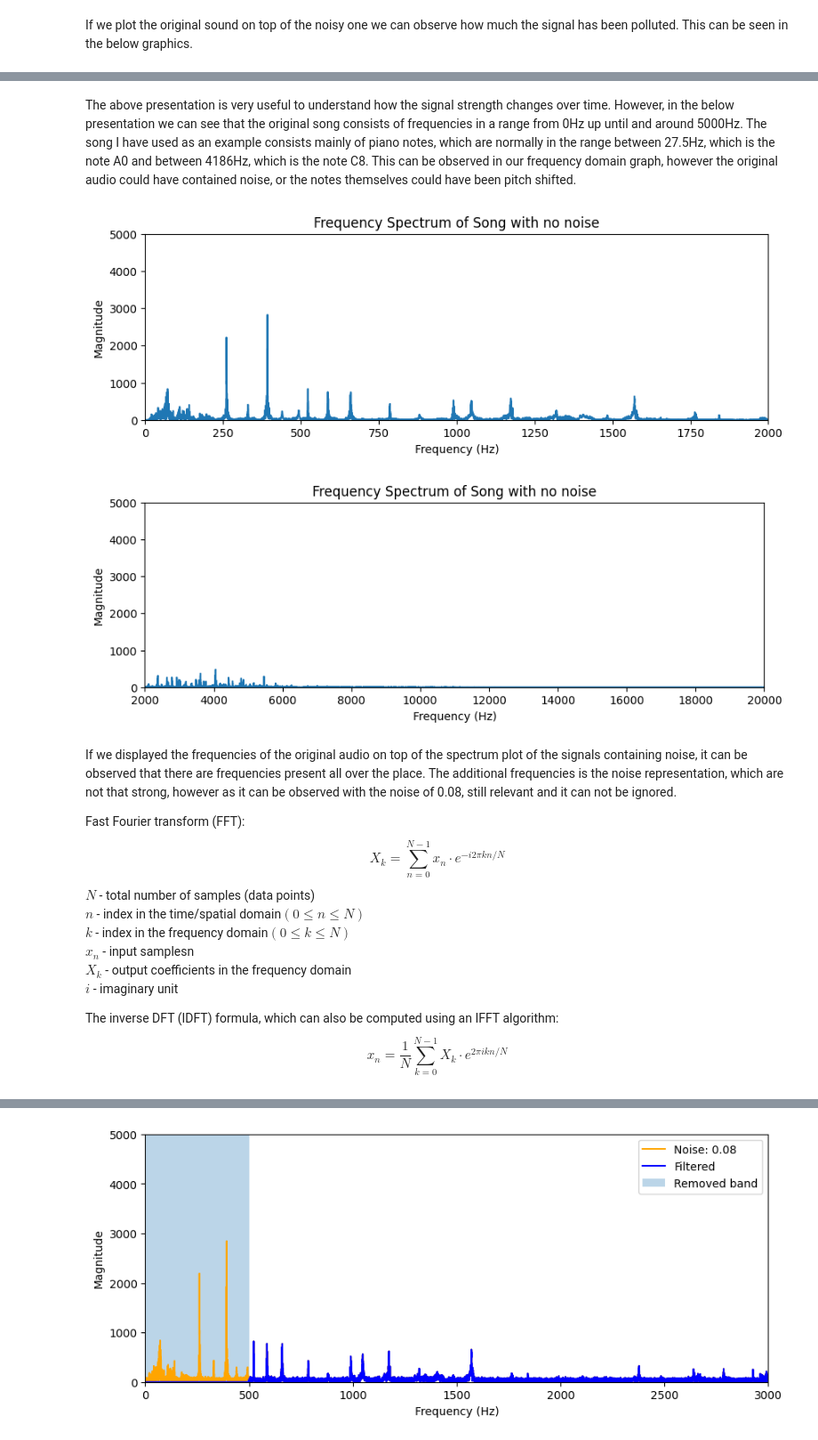
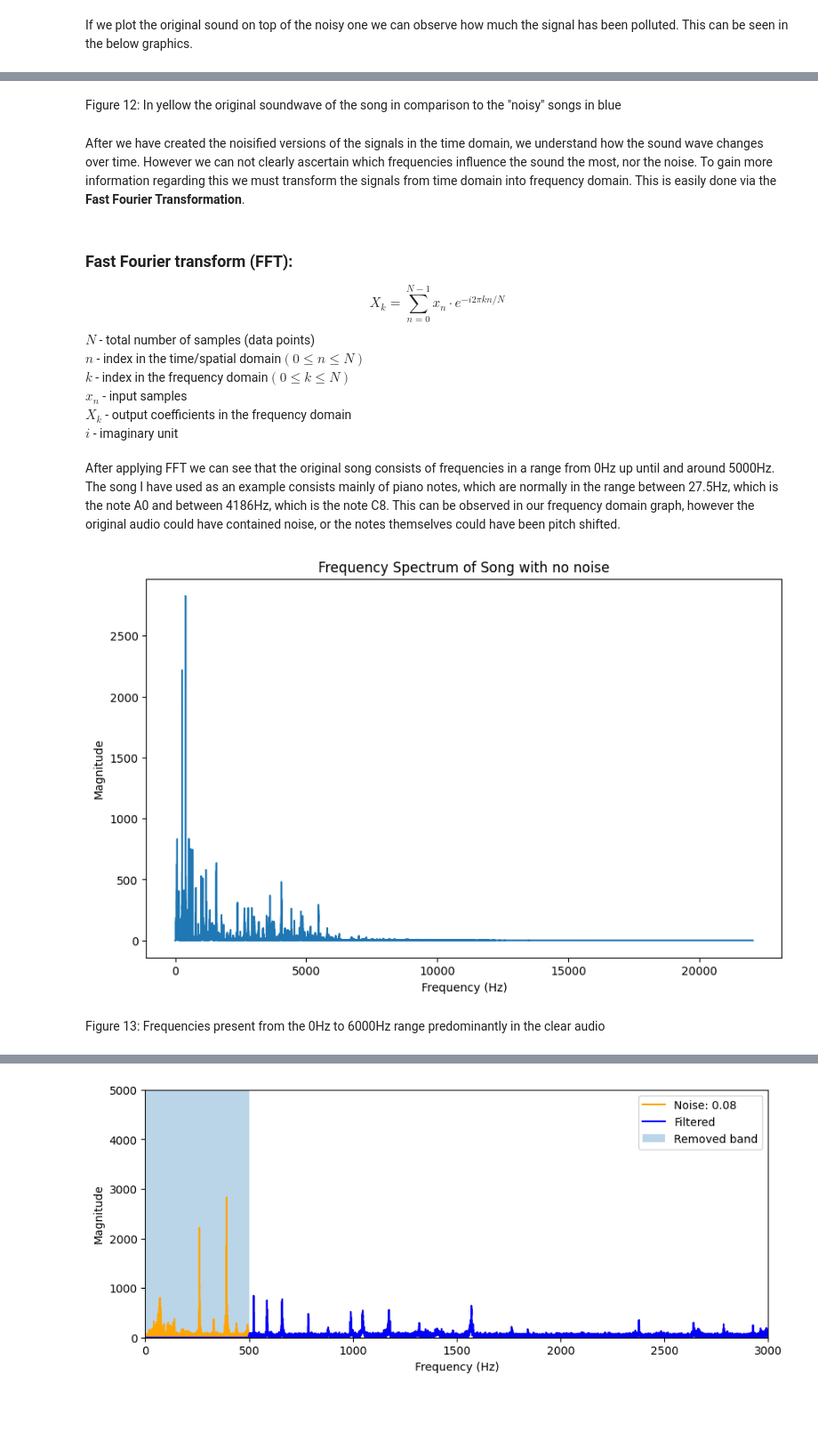
Before and after one commit to stanbesz/fourier_transforms_in_audio_signal_processing, a Jupyter notebook: Fourier_Transform.ipynb, the cells around one changed output, grey strips where cells are left out. Shown at 89% size. Cells and saved outputs as stored; diff of their text form; code cells hidden in the pictures; blank space fills up the shorter version.

Commit message:
Text reworks and figure additions

```diff
--- a/Fourier_Transform.ipynb
+++ b/Fourier_Transform.ipynb
@@ -302,54 +300,42 @@ plt.show()
+# %% [markdown]
+Figure 12: In yellow the original soundwave of the song in comparison to the "noisy" songs in blue
+# %% [markdown]
+After we have created the noisified versions of the signals in the time domain, we understand how the sound wave changes over time. However we can not clearly ascertain which frequencies influence the sound the most, nor the noise. To gain more information regarding this we must transform the signals from time domain into frequency domain. This is easily done via the <b>Fast Fourier Transformation</b>.
+# %% [markdown]
+<h3>Fast Fourier transform (FFT):</h3>
+$$X_k = \sum_{n=0}^{N-1} x_n \cdot e^{-i 2\pi k n / N}
+$$
+$N$ - total number of samples (data points)<br>
+$n$ - index in the time/spatial domain$(0\leq n \le N)$<br>
+$k$ - index in the frequency domain$(0\leq k \le N)$<br>
+$x_n$ - input samples<br>
+$X_k$ - output coefficients in the frequency domain<br>
+$i$ - imaginary unit<br>
 # %% [markdown]
-The above presentation is very useful to understand how the signal strength changes over time. However, in the below presentation we can see that the original song consists of frequencies in a range from 0Hz up until and around 5000Hz. The song I have used as an example consists mainly of piano notes, which are normally in the range between 27.5Hz, which is the note A0 and between 4186Hz, which is the note C8. This can be observed in our frequency domain graph, however the original audio could have contained noise, or the notes themselves could have been pitch shifted.
+After applying FFT we can see that the original song consists of frequencies in a range from 0Hz up until and around 5000Hz. The song I have used as an example consists mainly of piano notes, which are normally in the range between 27.5Hz, which is the note A0 and between 4186Hz, which is the note C8. This can be observed in our frequency domain graph, however the original audio could have contained noise, or the notes themselves could have been pitch shifted.
 # %%
 def generate_frequency_domain(song_audio):
     """
     Return:
     fft_values - represents the amplitudes or how strong a signal is at a specific frequency
     freqs - number of frequencies accross the audio
     """
     fft_values = np.fft.fft(song_audio)
     freqs = np.fft.fftfreq(len(song_audio), 1/sr)
     return fft_values,freqs
 
 fft_values,freqs = generate_frequency_domain(song_audio)
 magnitude = np.abs(fft_values)
 
-plt.figure(figsize=(10,3))
-plt.axis([0, 2000, 0, 5000]) # limit x-axis viewing area
+plt.figure(figsize=(10,6))
 plt.plot(freqs[:len(freqs)//2], magnitude[:len(magnitude)//2])
 
 plt.title("Frequency Spectrum of Song with no noise")
 plt.xlabel("Frequency (Hz)")
 plt.ylabel("Magnitude")
 
 plt.show()
-
-plt.figure(figsize=(10,3))
-plt.axis([2000, 20000, 0, 5000]) # limit x-axis viewing area
-plt.plot(freqs[:len(freqs)//2], magnitude[:len(magnitude)//2])
-
-plt.title("Frequency Spectrum of Song with no noise")
-plt.xlabel("Frequency (Hz)")
-plt.ylabel("Magnitude")
-
-plt.show()
 # %% [output]
-[figure, old version]
+[figure, new version]
-[figure, removed]
-# %% [markdown]
-If we displayed the frequencies of the original audio on top of the spectrum plot of the signals containing noise, it can be observed that there are frequencies present all over the place. The additional frequencies is the noise representation, which are not that strong, however as it can be observed with the noise of 0.08, still relevant and it can not be ignored.
-
-Fast Fourier transform (FFT):
-$$X_k = \sum_{n=0}^{N-1} x_n \cdot e^{-i 2\pi k n / N}
-$$
-$N$ - total number of samples (data points)<br>
-$n$ - index in the time/spatial domain$(0\leq n \le N)$<br>
-$k$ - index in the frequency domain$(0\leq k \le N)$<br>
-$x_n$ - input samplesn<br>
-$X_k$ - output coefficients in the frequency domain<br>
-$i$ - imaginary unit<br>
-
-The inverse DFT (IDFT) formula, which can also be computed using an IFFT algorithm:
-$$x_n = \frac{1}{N} \sum_{k=0}^{N-1} X_k \cdot e^{2\pi i k n / N}
-$$
+# %% [markdown]
+Figure 13: Frequencies present from the 0Hz to 6000Hz range predominantly in the clear audio
```
Also changed, not shown: parts of 45 cells of this notebook, 7 other files.
